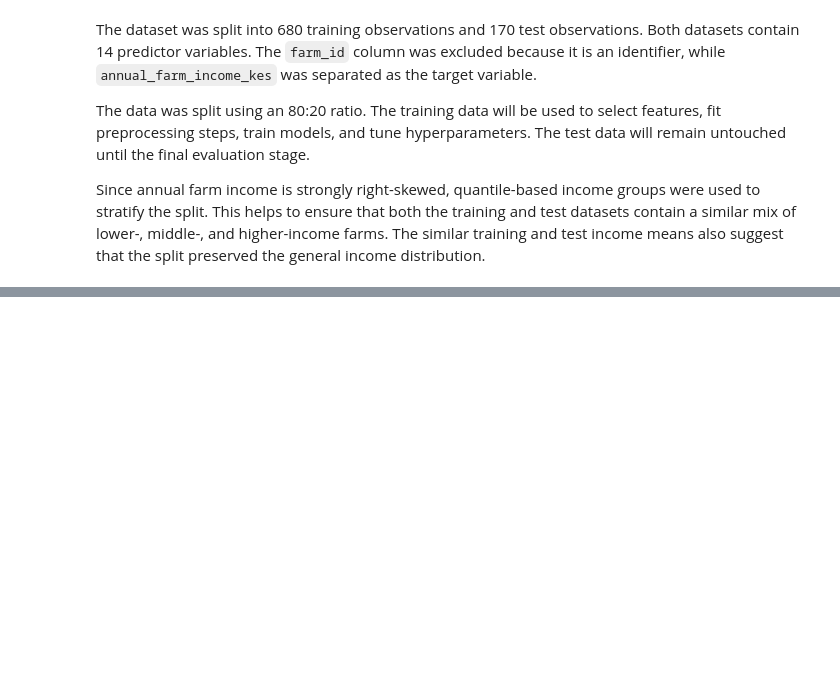
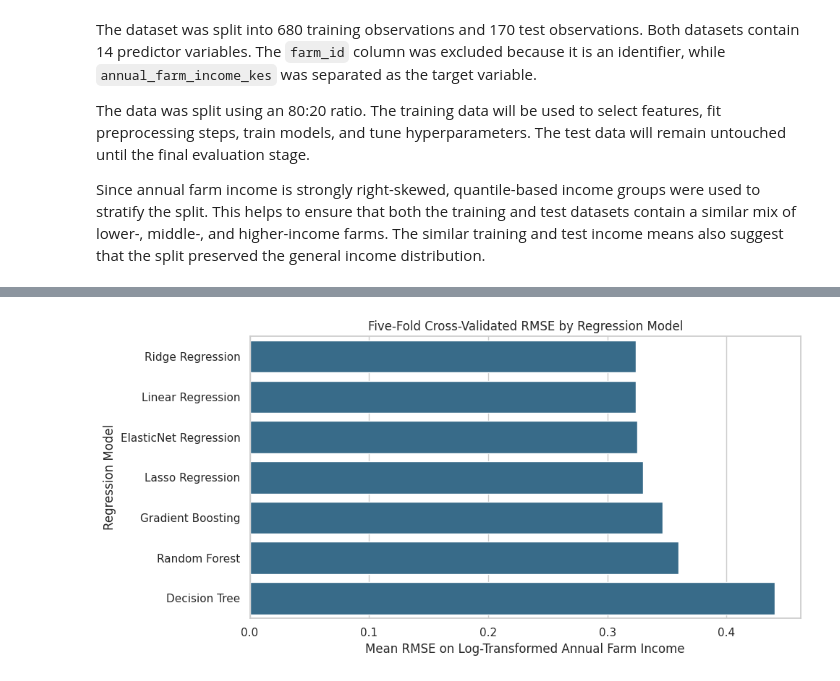
Before and after one commit to WayneNganju/D-10-Lab-on-Regression, a Jupyter notebook: D10_farm_income_regression_~_Lab_Assignment.ipynb, the cells around one changed output, grey strips where cells are left out. Cells and saved outputs as stored; diff of their text form; code cells hidden in the pictures; blank space fills up the shorter version.

```diff
--- a/D10_farm_income_regression_~_Lab_Assignment.ipynb
+++ b/D10_farm_income_regression_~_Lab_Assignment.ipynb
@@ -515,0 +942,28 @@ Since annual farm income is strongly right-skewed, quantile-based income groups
+# %%
+X_train_processed = preprocessor.fit_transform(
+    X_train_selected
+)
+
+X_test_processed = preprocessor.transform(
+    X_test_selected
+)
+
+print(
+    f"Processed training data shape: "
+    f"{X_train_processed.shape}"
+)
+
+print(
+    f"Processed test data shape: "
+    f"{X_test_processed.shape}"
+)
+
+assert (
+    X_train_processed.shape[1]
+    == X_test_processed.shape[1]
+), "Training and test data must have the same number of processed features."
+
+print(
+    "Preprocessing check passed: training and test data "
+    "have the same processed feature structure."
+)
@@ -515,0 +1087,18 @@ Since annual farm income is strongly right-skewed, quantile-based income groups
+# %%
+plt.figure(figsize=(10, 5))
+
+sns.barplot(
+    data=cv_results_df,
+    x="mean_cv_rmse_log",
+    y="model",
+    color="#2A6F97"
+)
+
+plt.title("Five-Fold Cross-Validated RMSE by Regression Model")
+plt.xlabel("Mean RMSE on Log-Transformed Annual Farm Income")
+plt.ylabel("Regression Model")
+
+plt.tight_layout()
+plt.show()
+# %% [output]
+[figure, added]
```
Also changed, not shown: parts of 59 cells of this notebook.
